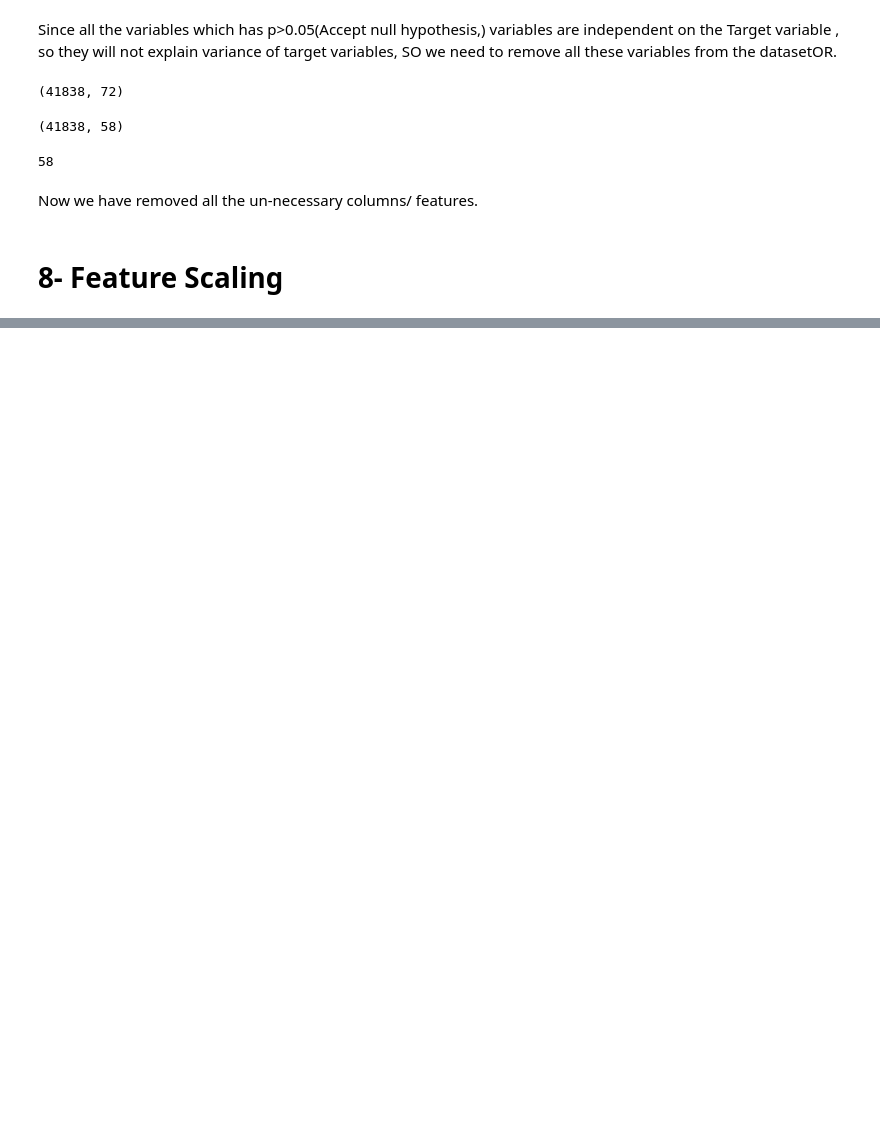
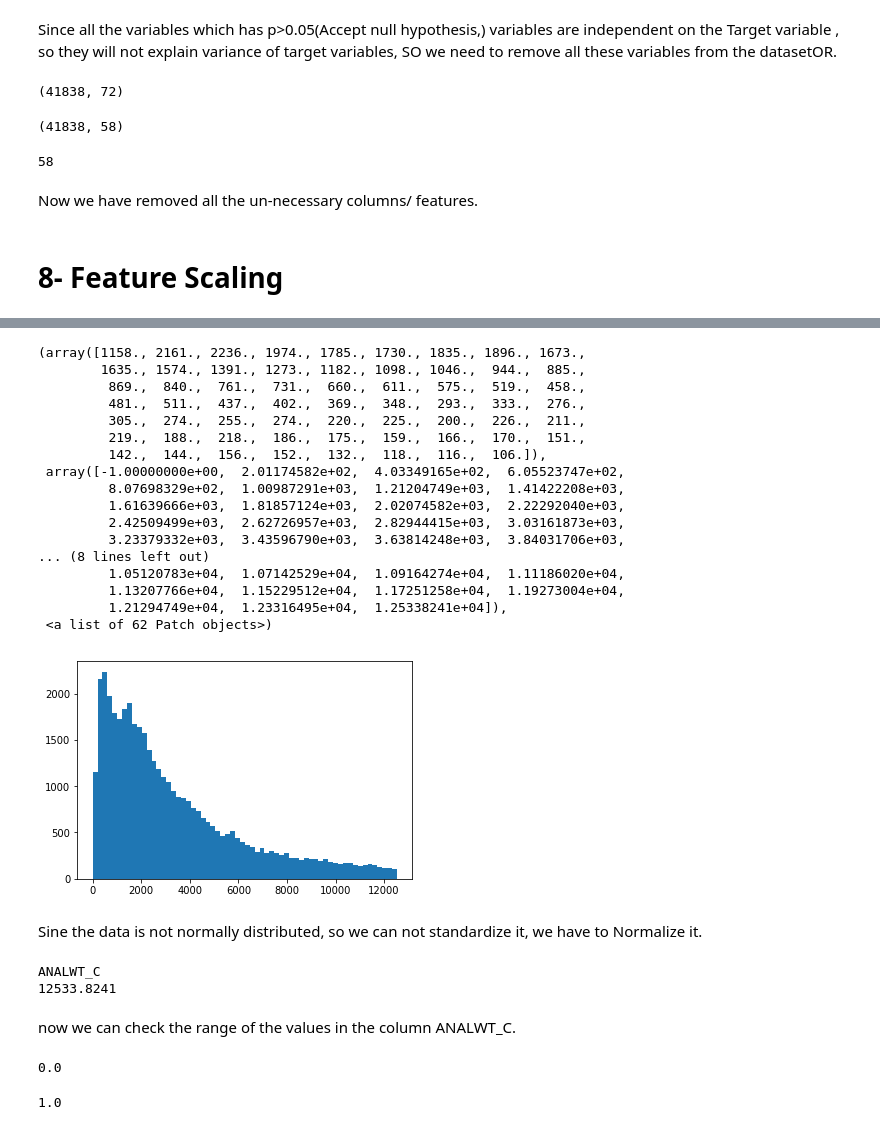
Before and after one commit to singhajeet13/Data-Science, a Jupyter notebook: Criminal Prediction-Classification.ipynb, the cells around one changed output, grey strips where cells are left out. Cells and saved outputs as stored; diff of their text form; code cells hidden in the pictures; blank space fills up the shorter version.

```diff
--- a/Criminal Prediction-Classification.ipynb
+++ b/Criminal Prediction-Classification.ipynb
@@ -578,0 +589,46 @@ Now we have removed all the un-necessary columns/ features.
+# %%
+#Normality check
+%matplotlib inline
+plt.hist(datasetOR['ANALWT_C'], bins='auto')
+# %% [output]
+(array([1158., 2161., 2236., 1974., 1785., 1730., 1835., 1896., 1673.,
+        1635., 1574., 1391., 1273., 1182., 1098., 1046.,  944.,  885.,
+         869.,  840.,  761.,  731.,  660.,  611.,  575.,  519.,  458.,
+         481.,  511.,  437.,  402.,  369.,  348.,  293.,  333.,  276.,
+         305.,  274.,  255.,  274.,  220.,  225.,  200.,  226.,  211.,
+         219.,  188.,  218.,  186.,  175.,  159.,  166.,  170.,  151.,
+         142.,  144.,  156.,  152.,  132.,  118.,  116.,  106.]),
+ array([-1.00000000e+00,  2.01174582e+02,  4.03349165e+02,  6.05523747e+02,
+         8.07698329e+02,  1.00987291e+03,  1.21204749e+03,  1.41422208e+03,
+         1.61639666e+03,  1.81857124e+03,  2.02074582e+03,  2.22292040e+03,
+         2.42509499e+03,  2.62726957e+03,  2.82944415e+03,  3.03161873e+03,
+         3.23379332e+03,  3.43596790e+03,  3.63814248e+03,  3.84031706e+03,
+... (8 lines left out)
+         1.05120783e+04,  1.07142529e+04,  1.09164274e+04,  1.11186020e+04,
+         1.13207766e+04,  1.15229512e+04,  1.17251258e+04,  1.19273004e+04,
+         1.21294749e+04,  1.23316495e+04,  1.25338241e+04]),
+ <a list of 62 Patch objects>)
+[figure, added]
+# %% [markdown]
+Sine the data is not normally distributed, so we can not standardize it, we have to Normalize it.
+# %%
+#Nomalisation
+cnames = ['ANALWT_C']
+for i in cnames:
+    print(i)
+    print(datasetOR[i].max())
+    rangeOfData = (datasetOR[i].max() - datasetOR[i].min())
+    datasetOR[i] = (datasetOR[i] - datasetOR[i].min())/(rangeOfData)
+# %% [output]
+ANALWT_C
+12533.8241
+# %% [markdown]
+now we can check the range of the values in the column ANALWT_C.
+# %%
+print(datasetOR[i].min())
+# %% [output]
+0.0
+# %%
+print(datasetOR[i].max())
+# %% [output]
+1.0
```
Also changed, not shown: parts of 2 cells of this notebook.
